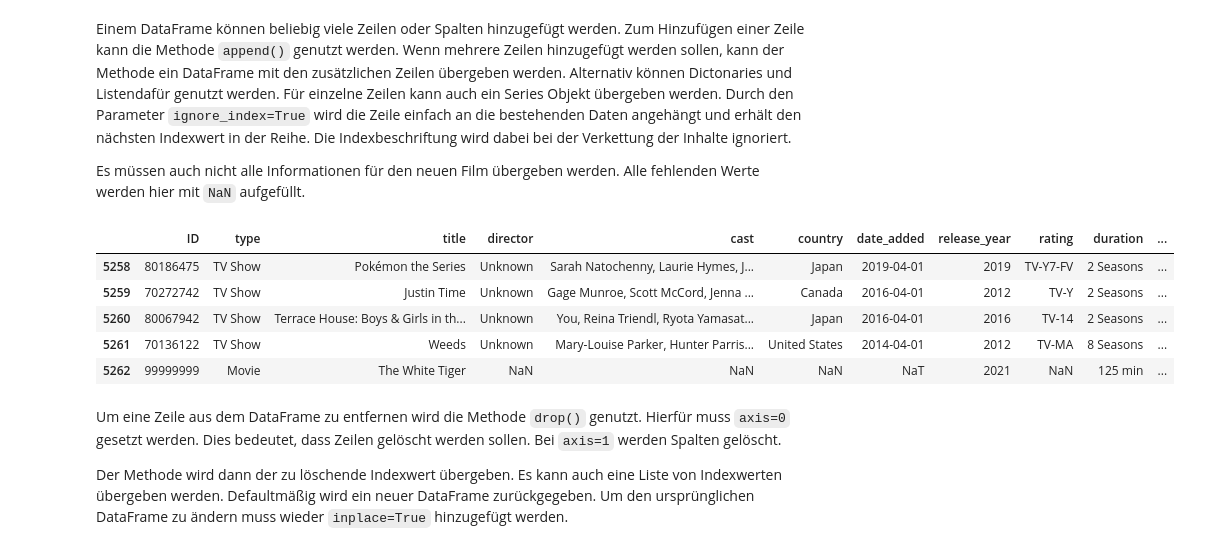
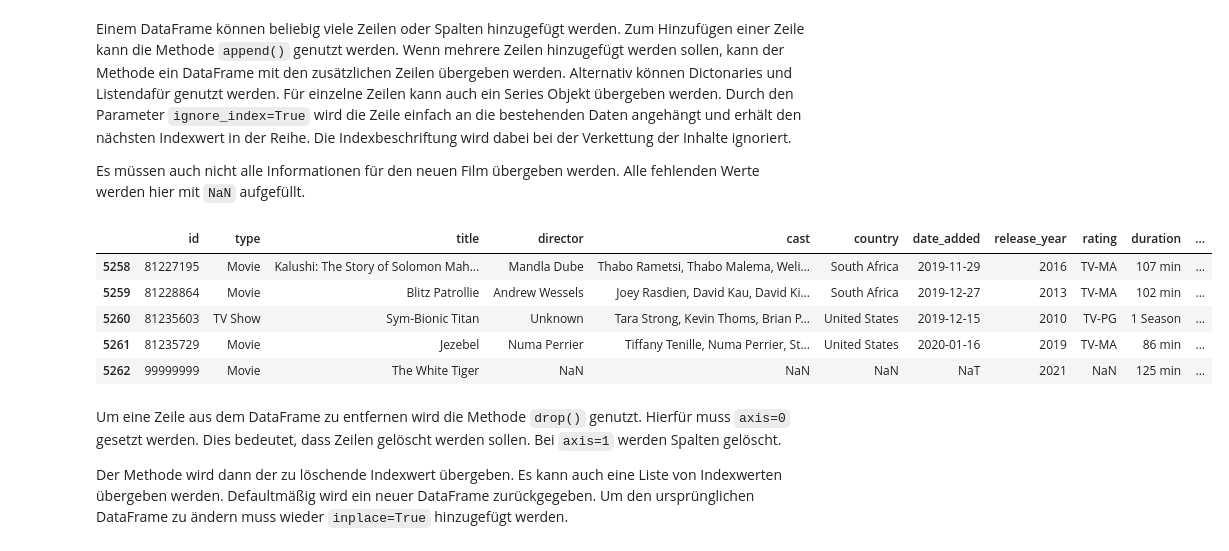
Before and after one commit to orca-nrw/lernmodul-pandas, a Jupyter notebook: index.ipynb, the cells around one changed output. Cells and saved outputs as stored; diff of their text form; code cells hidden in the pictures.

```diff
--- a/index.ipynb
+++ b/index.ipynb
@@ -140,14 +146,14 @@ In den meisten Fällen werden Daten nicht händisch erzeugt, wie im vorherigen A
 # %% [markdown]
 Zum Herstellung einer Datenbankverbindung muss das Package SQLAlchemy installiert und dann importiert werden. Der Vorteil ist, dass sich dadurch diverse verschiedene Datenbanken einbinden lassen. Wie Verbindungen zu den verschiedenen Datenbanken hergestellt werden können, kann <a href="https://docs.sqlalchemy.org/en/14/core/engines.html">hier</a> eingesehen werden. Im Folgenden wird eine SQLite Datenbank verwendet. Um die Verbindung herzustellen, muss der `create_engine()` Funktion des importierten sqlalchemy Package der Pfad zu der Datenbank übergeben werden. Vor dem Datenbankpfad muss `sqlite:///` geschrieben werden, damit SQLAlchemy weiß, um welche Datenbank es sich handelt. Auf das zurückgegebene Engine Objekt muss die Methode `connect()` aufgerufen werden, um sich mit der jeweiligen Datenbank zu verbinden. Mithilfe der Funktion `read_sql_query()` können dann diverse SQL Abfragen ausgeführt werden. Der Funktion werden dafür die SQL Abfrage und die Datenbankverbindung übergeben. Die abgefragten Daten werden automatisch in einen DataFrame gespeichert. Nach Beendigung der Abfragen sollte die Datenbankverbindung wieder geschlossen werden.
 # %%
-import sqlalchemy as db
+from sqlalchemy import create_engine
 
 # Herstellen der Datenbankverbindung
-engine = db.create_engine('sqlite:///data/lernmodul_pandas.db')
+engine = create_engine('sqlite:///data/lernmodul_pandas.db')
 con = engine.connect()
 
 # Auslesen der Daten aus der Datenbank und Speicherung der Daten in einem DataFrame
-titles_df = pd.read_sql_query('SELECT * from netflix_titles', con)
+titles_df = pd.read_sql_query('SELECT * from netflix_titles ORDER By show_id', con)
 
 # Schließen der Datenbankverbindung
 con.close()
@@ -171,7 +178,7 @@ pandas_lm.show_task(211)
 # %% [markdown]
 Mithilfe der pandas Funktion `read_csv()` können Daten aus einer csv Datei als pandas DataFrame importiert werden.
 # %%
-titles_df = pd.read_csv('data/netflix_titles.csv')
+titles_csv_df = pd.read_csv('data/netflix_titles.csv')
 # %%
 titles_df.head()
 # %% [output]
@@ -700,7 +700,7 @@ titles_df.loc[(titles_df['type'] == 'Movie') & (titles_df['release_year'] > 2017
 # %% [markdown]
 Spaltennamen können mit der Methode `rename()` geändert werden. Dieser wir ein Dictonary übergeben, in dem für die aktuellen Spaltennamen neue Namen angegeben werden. Mithilfe von `inplace = True` werden die Änderungen direkt in den DataFrame übernommen. Die Änderungen müssen also nicht mehr durch `titles_df = ....` in die jeweilige Variable geschrieben werden.
 # %%
-titles_df.rename(columns = {'show_id':'ID'}, inplace = True)
+titles_df.rename(columns = {'show_id':'id'}, inplace = True)
 # %%
 titles_df.head()
 # %% [output]
@@ -1050,17 +1103,17 @@ Einem DataFrame können beliebig viele Zeilen oder Spalten hinzugefügt werden.
 
 Es müssen auch nicht alle Informationen für den neuen Film übergeben werden. Alle fehlenden Werte werden hier mit `NaN` aufgefüllt.
 # %%
-new_movie = pd.DataFrame({'ID': [99999999], 'type': ['Movie'], 'title': ['The White Tiger'], 'release_year': [2021], 'duration': ['125 min']})
+new_movie = pd.DataFrame({'id': [99999999], 'type': ['Movie'], 'title': ['The White Tiger'], 'release_year': [2021], 'duration': ['125 min']})
 
 titles_df = titles_df.append(new_movie, ignore_index=True)
 
 titles_df.tail()
 # %% [output]
-|  | ID | type | title | director | cast | country | date_added | release_year | rating | duration | ... |
-| 5258 | 80186475 | TV Show | Pokémon the Series | Unknown | Sarah Natochenny, Laurie Hymes, J... | Japan | 2019-04-01 | 2019 | TV-Y7-FV | 2 Seasons | ... |
-| 5259 | 70272742 | TV Show | Justin Time | Unknown | Gage Munroe, Scott McCord, Jenna ... | Canada | 2016-04-01 | 2012 | TV-Y | 2 Seasons | ... |
-| 5260 | 80067942 | TV Show | Terrace House: Boys & Girls in th... | Unknown | You, Reina Triendl, Ryota Yamasat... | Japan | 2016-04-01 | 2016 | TV-14 | 2 Seasons | ... |
-| 5261 | 70136122 | TV Show | Weeds | Unknown | Mary-Louise Parker, Hunter Parris... | United States | 2014-04-01 | 2012 | TV-MA | 8 Seasons | ... |
+|  | id | type | title | director | cast | country | date_added | release_year | rating | duration | ... |
+| 5258 | 81227195 | Movie | Kalushi: The Story of Solomon Mah... | Mandla Dube | Thabo Rametsi, Thabo Malema, Weli... | South Africa | 2019-11-29 | 2016 | TV-MA | 107 min | ... |
+| 5259 | 81228864 | Movie | Blitz Patrollie | Andrew Wessels | Joey Rasdien, David Kau, David Ki... | South Africa | 2019-12-27 | 2013 | TV-MA | 102 min | ... |
+| 5260 | 81235603 | TV Show | Sym-Bionic Titan | Unknown | Tara Strong, Kevin Thoms, Brian P... | United States | 2019-12-15 | 2010 | TV-PG | 1 Season | ... |
+| 5261 | 81235729 | Movie | Jezebel | Numa Perrier | Tiffany Tenille, Numa Perrier, St... | United States | 2020-01-16 | 2019 | TV-MA | 86 min | ... |
 | 5262 | 99999999 | Movie | The White Tiger | NaN | NaN | NaN | NaT | 2021 | NaN | 125 min | ... |
 # %% [markdown]
 Um eine Zeile aus dem DataFrame zu entfernen wird die Methode `drop()` genutzt. Hierfür muss `axis=0` gesetzt werden. Dies bedeutet, dass Zeilen gelöscht werden sollen. Bei `axis=1` werden Spalten gelöscht.
```
Also changed, not shown: parts of 74 cells of this notebook, 2 other files.
